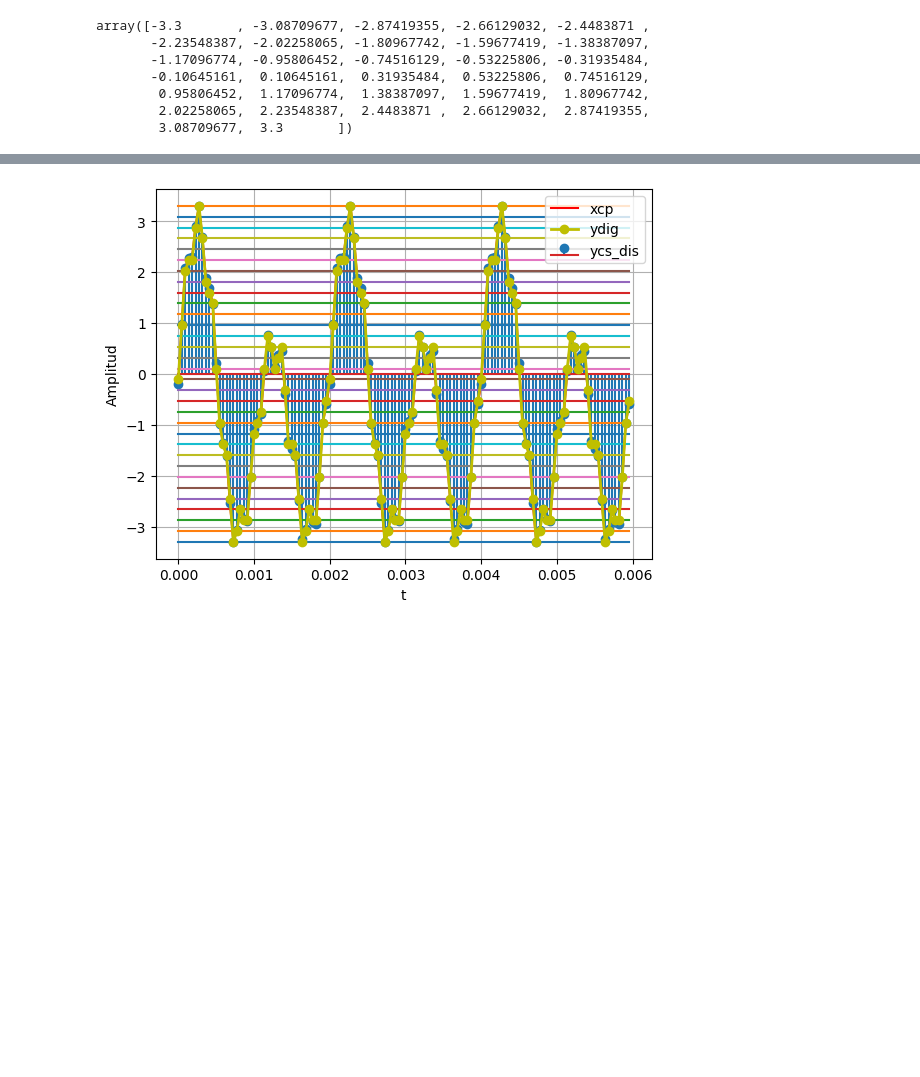
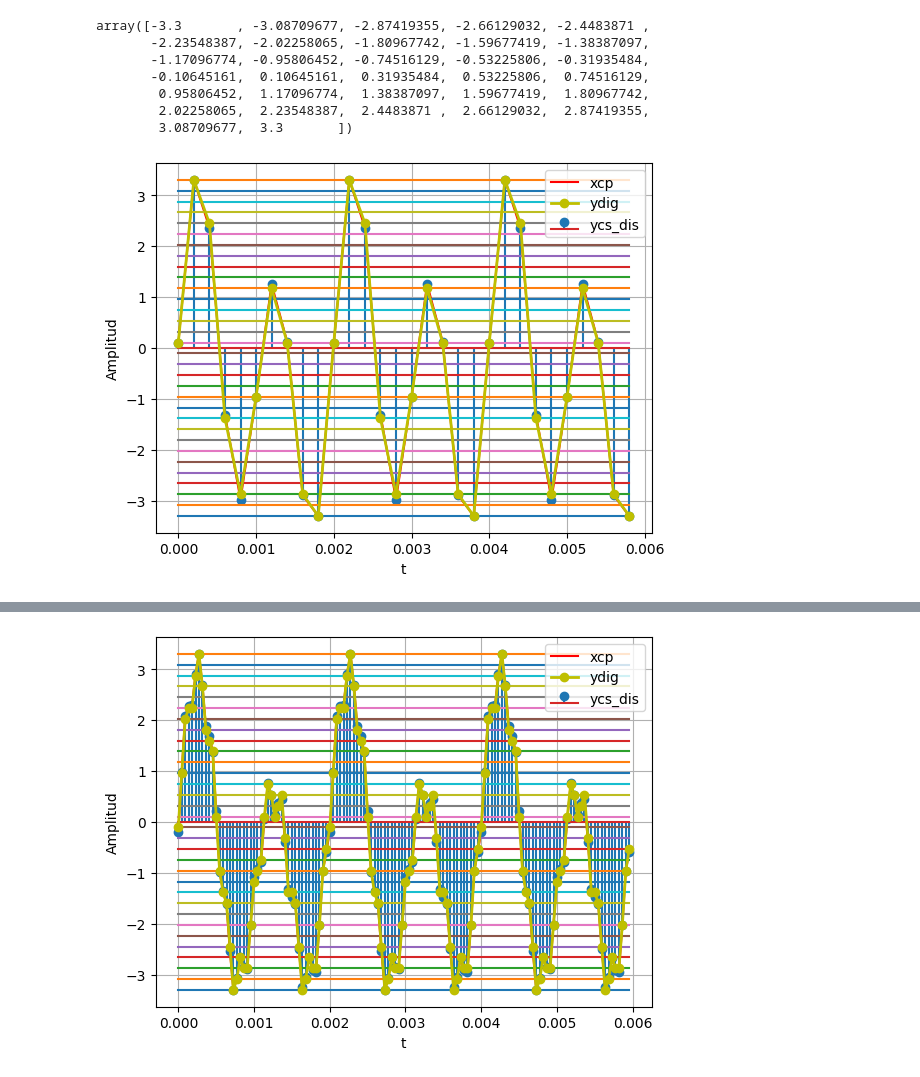
Before and after one commit to SebastianRodriguez05/SyS, a Jupyter notebook: Parcial_1_SyS.ipynb, the cells around one changed output, grey strips where cells are left out. Saved outputs shown, nothing was run; the diff lists cells and outputs as text; code cells hidden in the pictures; blank space fills up the shorter version.

```diff
--- a/Parcial_1_SyS.ipynb
+++ b/Parcial_1_SyS.ipynb
@@ -96,3 +96,41 @@ array([-3.3       , -3.08709677, -2.87419355, -2.66129032, -2.4483871 ,
         0.95806452,  1.17096774,  1.38387097,  1.59677419,  1.80967742,
         2.02258065,  2.23548387,  2.4483871 ,  2.66129032,  2.87419355,
         3.08709677,  3.3       ])
+# %%
+from scipy.spatial.distance import cdist
+def my_cuantizador(yn, vq) : #yn punto a #cuantizar, vq vector de estados
+
+  Ne = vq.shape[0] #tamaño vector de estados
+  dn = cdist(yn.reshape(-1,1),vq.reshape(-1,1))#distancia yn a vector estados, reshape(-1,1) asegura vectores columna para poder utilizar cdist
+  ind = np.argmin(dn) #posición distancia min
+  return vq[ind]
+#recorrer vector cero y spam discretizado para cuantizar
+
+for i in range(xcp.shape[0]):
+   if i==0: #primera muestra
+    yq = my_cuantizador(xcp[i],ve)
+   else:
+    yq = np.append(yq,my_cuantizador(xcp[i],ve)) #apilar datos cuantizando si i>0
+
+#graficar señales
+
+plt.plot(tv,xcp,c='r', label='xcp')#cs continua
+
+plt.stem(tv,xcp, label='ycs_dis')#cs discreta
+
+#estados de cuantización
+
+for v in ve:
+  plt.plot(tv,v*np.ones(len(tv)))
+
+# graficar señal Digital (discreta + cuantizada)
+
+plt.plot(tv,yq,c='y',marker='o',label='ydig', linewidth=2)
+
+plt.legend()
+plt.grid()
+plt.xlabel('t')
+plt.ylabel('Amplitud')
+plt.show()
+# %% [output]
+[figure, added]
```
Also changed, not shown: parts of 6 cells of this notebook.
